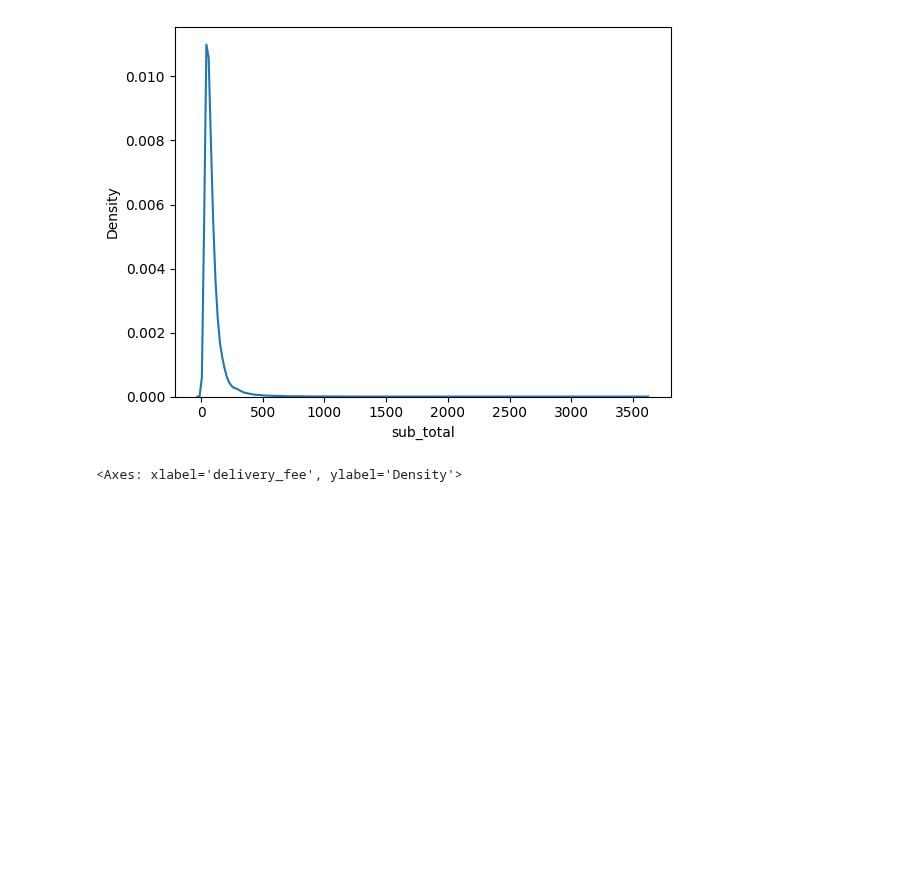
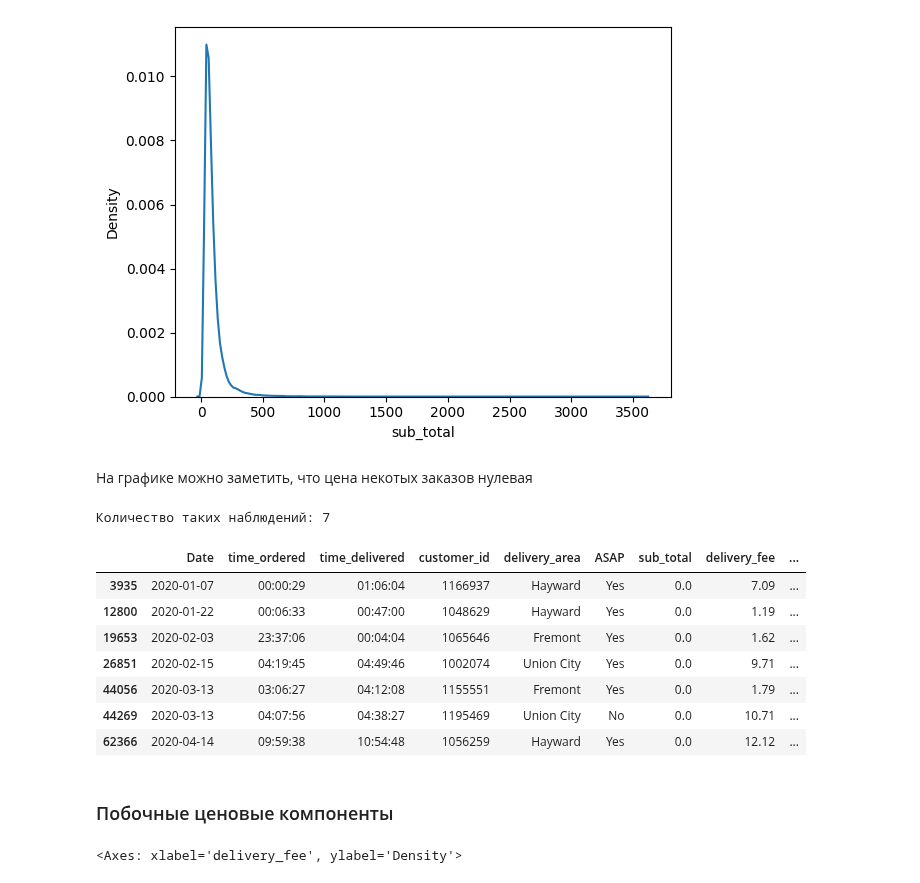
Before and after one commit to PigStep/ML-Delivery-Refund-Research, a Jupyter notebook: notebook/notebook.ipynb, the cells around one changed output. Cells and saved outputs as stored; diff of their text form; code cells hidden in the pictures; blank space fills up the shorter version.

```diff
--- a/notebook/notebook.ipynb
+++ b/notebook/notebook.ipynb
@@ -224,6 +229,25 @@ sns.kdeplot(delivery_data,x="sub_total")
 # %% [output]
 <Axes: xlabel='sub_total', ylabel='Density'>
 [figure]
+# %% [markdown]
+На графике можно заметить, что цена некотых заказов нулевая
+# %%
+print(f"Количество таких наблюдений: {delivery_data[delivery_data.sub_total==0].customer_id.count()}")
+# %% [output]
+Количество таких наблюдений: 7
+# %%
+delivery_data[delivery_data.sub_total==0].head(10)
+# %% [output]
+|  | Date | time_ordered | time_delivered | customer_id | delivery_area | ASAP | sub_total | delivery_fee | ... |
+| 3935 | 2020-01-07 | 00:00:29 | 01:06:04 | 1166937 | Hayward | Yes | 0.0 | 7.09 | ... |
+| 12800 | 2020-01-22 | 00:06:33 | 00:47:00 | 1048629 | Hayward | Yes | 0.0 | 1.19 | ... |
+| 19653 | 2020-02-03 | 23:37:06 | 00:04:04 | 1065646 | Fremont | Yes | 0.0 | 1.62 | ... |
+| 26851 | 2020-02-15 | 04:19:45 | 04:49:46 | 1002074 | Union City | Yes | 0.0 | 9.71 | ... |
+| 44056 | 2020-03-13 | 03:06:27 | 04:12:08 | 1155551 | Fremont | Yes | 0.0 | 1.79 | ... |
+| 44269 | 2020-03-13 | 04:07:56 | 04:38:27 | 1195469 | Union City | No | 0.0 | 10.71 | ... |
+| 62366 | 2020-04-14 | 09:59:38 | 10:54:48 | 1056259 | Hayward | Yes | 0.0 | 12.12 | ... |
+# %% [markdown]
+### Побочные ценовые компоненты
 # %%
 sns.kdeplot(delivery_data,x="delivery_fee")
 # %% [output]
```
Also changed, not shown: parts of 14 cells of this notebook.
